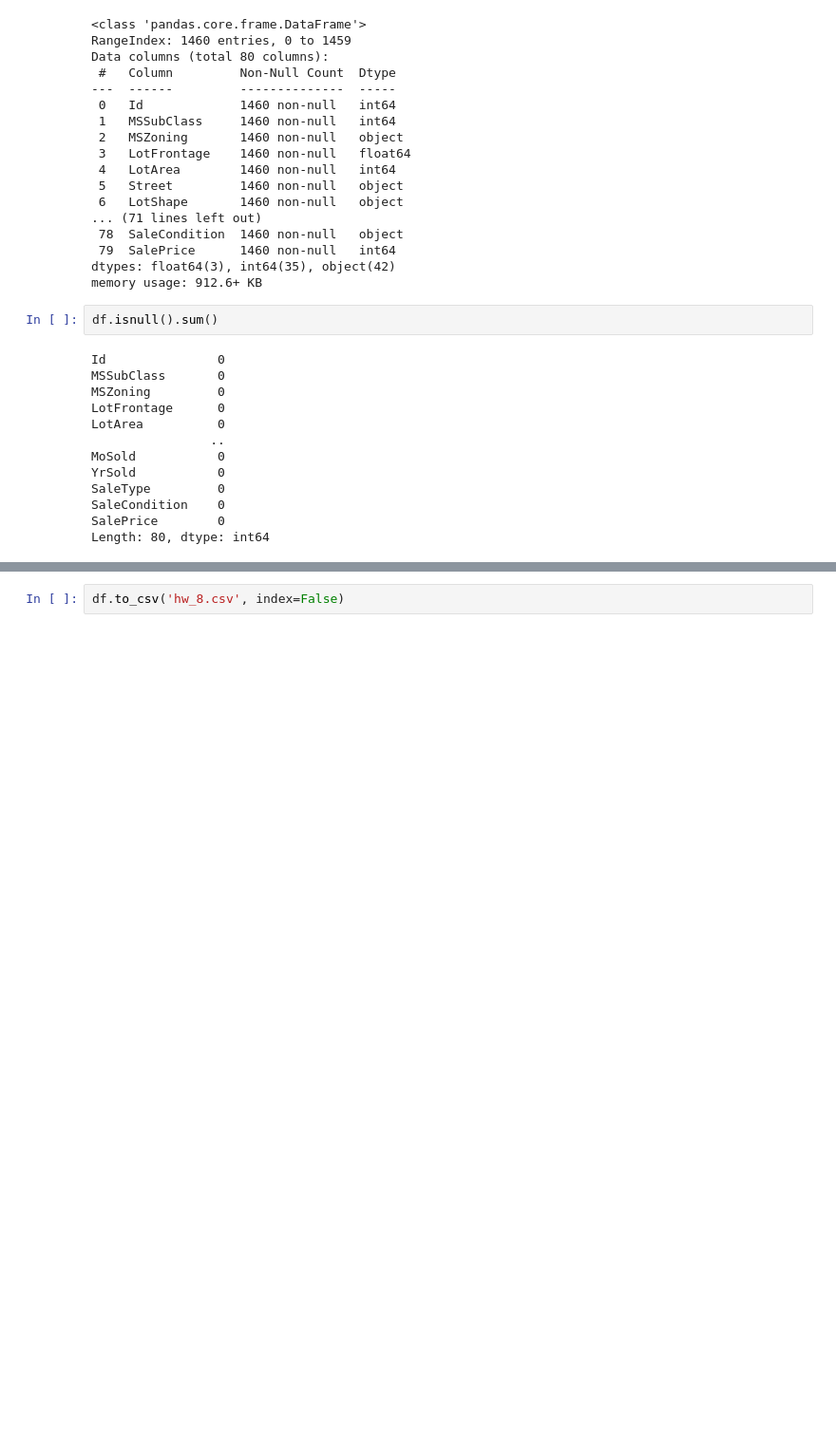
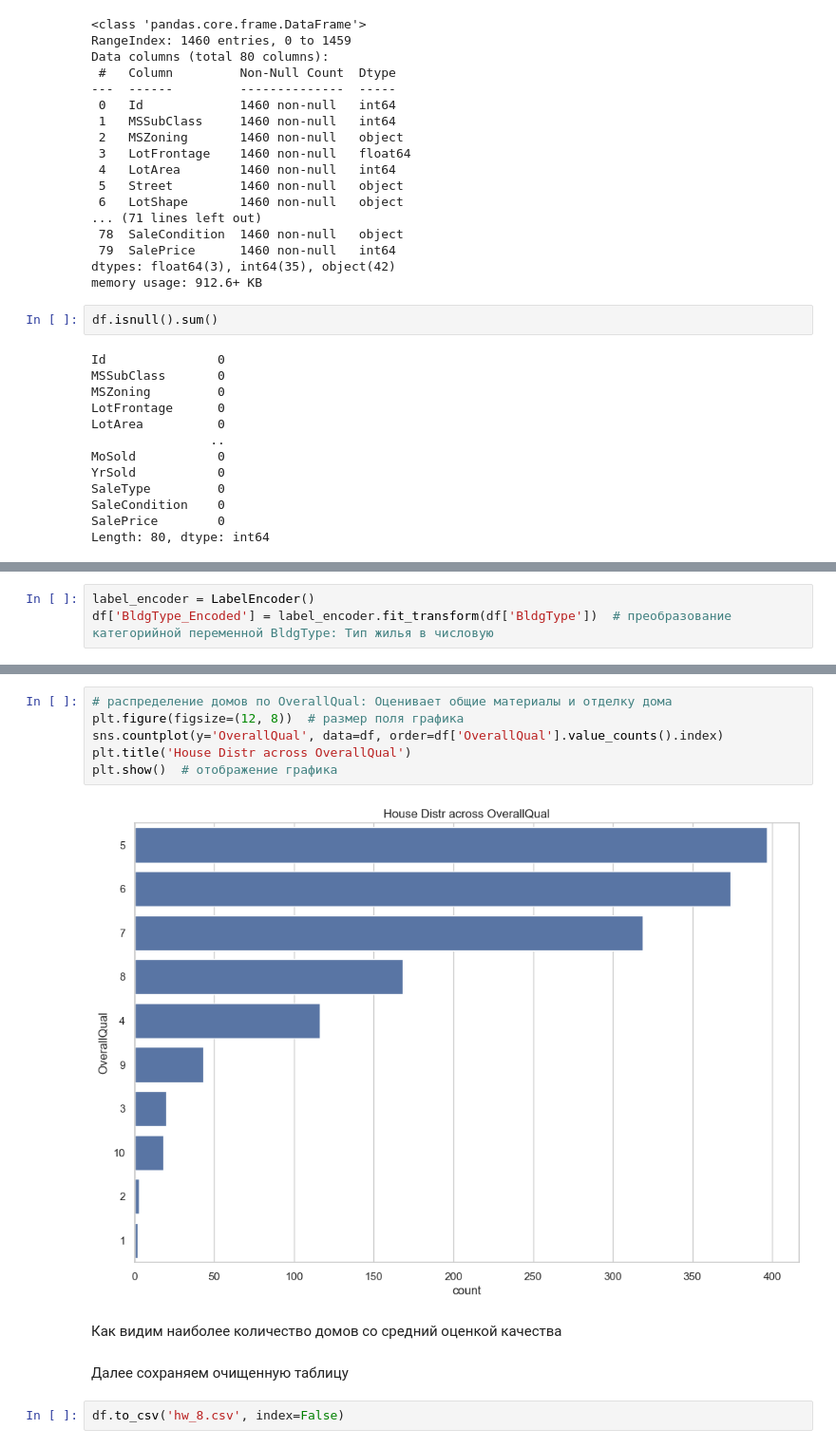
Before and after one commit to AkstElena/Parsing, a Jupyter notebook: Homework/Homework8/hw_8.ipynb, the cells around one changed output, grey strips where cells are left out. Shown at 95% size. Drawn from its saved outputs; the diff is of its cells as text; blank space fills up the shorter version.

```diff
--- a/Homework/Homework8/hw_8.ipynb
+++ b/Homework/Homework8/hw_8.ipynb
@@ -239,0 +282,3 @@ Length: 80, dtype: int64
+# %%
+label_encoder = LabelEncoder()
+df['BldgType_Encoded'] = label_encoder.fit_transform(df['BldgType'])  # преобразование категорийной переменной BldgType: Тип жилья в числовую
@@ -240,2 +295,14 @@ Length: 80, dtype: int64
+# %%
+# распределение домов по OverallQual: Оценивает общие материалы и отделку дома
+plt.figure(figsize=(12, 8))  # размер поля графика
+sns.countplot(y='OverallQual', data=df, order=df['OverallQual'].value_counts().index)
+plt.title('House Distr across OverallQual')
+plt.show()  # отображение графика
+# %% [output]
+[figure, added]
+# %% [markdown]
+Как видим наиболее количество домов со средний оценкой качества
+# %% [markdown]
+Далее сохраняем очищенную таблицу
 # %%
 df.to_csv('hw_8.csv', index=False)
```
Also changed, not shown: parts of 6 cells of this notebook, 2 other files.
